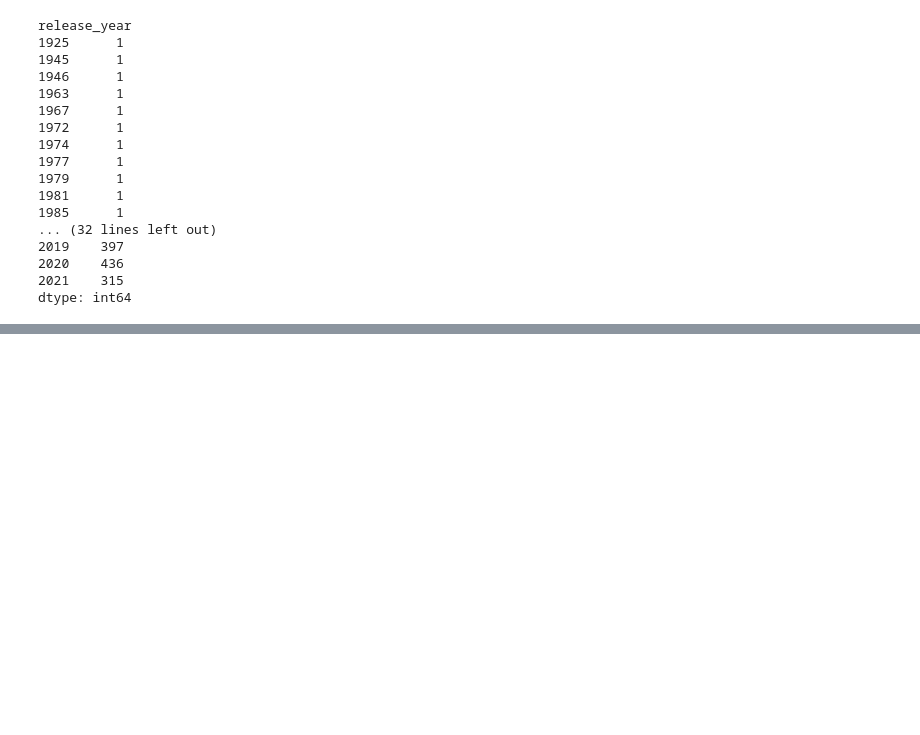
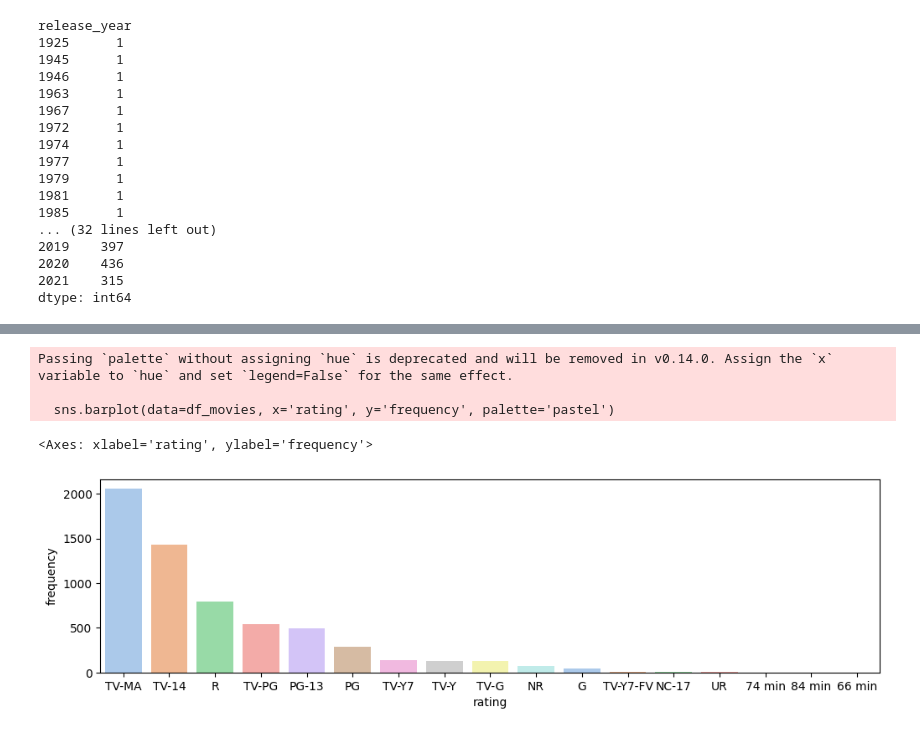
Before and after one commit to parag0811/pandas-practice-netflix-dataset, a Jupyter notebook: notebooks/advance.ipynb, the cells around one changed output, grey strips where cells are left out. Cells and saved outputs as stored; diff of their text form; code cells hidden in the pictures; blank space fills up the shorter version.

```diff
--- a/notebooks/advance.ipynb
+++ b/notebooks/advance.ipynb
@@ -119,0 +155,15 @@ dtype: int64
+# %%
+# Count of movies by rating
+df.head()
+df_ratings = df[df['type'] == 'Movie']
+df_movies = df_ratings['rating'].value_counts().reset_index(name='frequency')
+df_movies
+
+plt.figure(figsize=(12,3))
+sns.barplot(data=df_movies, x='rating', y='frequency', palette='pastel')
+# %% [output]
+Passing `palette` without assigning `hue` is deprecated and will be removed in v0.14.0. Assign the `x` variable to `hue` and set `legend=False` for the same effect.
+
+  sns.barplot(data=df_movies, x='rating', y='frequency', palette='pastel')
+<Axes: xlabel='rating', ylabel='frequency'>
+[figure, added]
```
Also changed, not shown: parts of 6 cells of this notebook, 1 other file.
